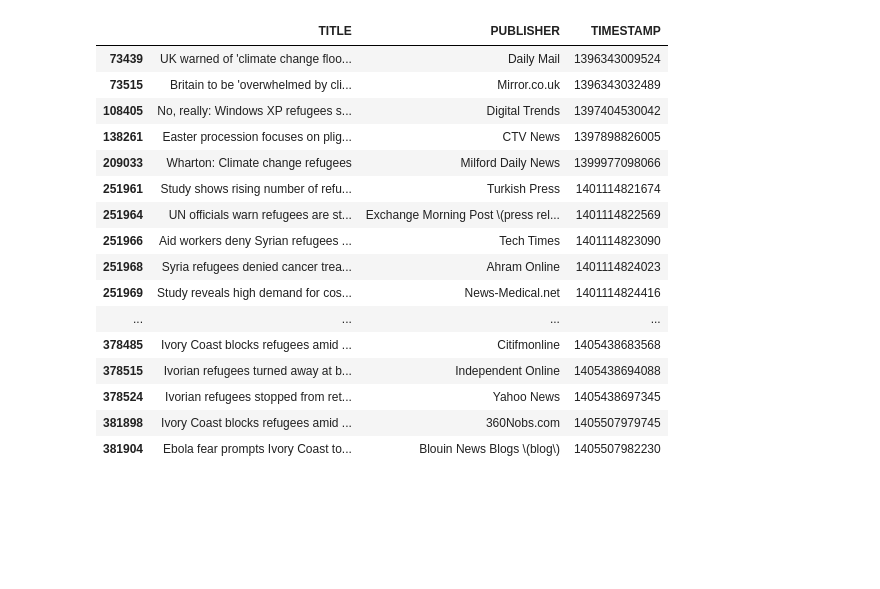
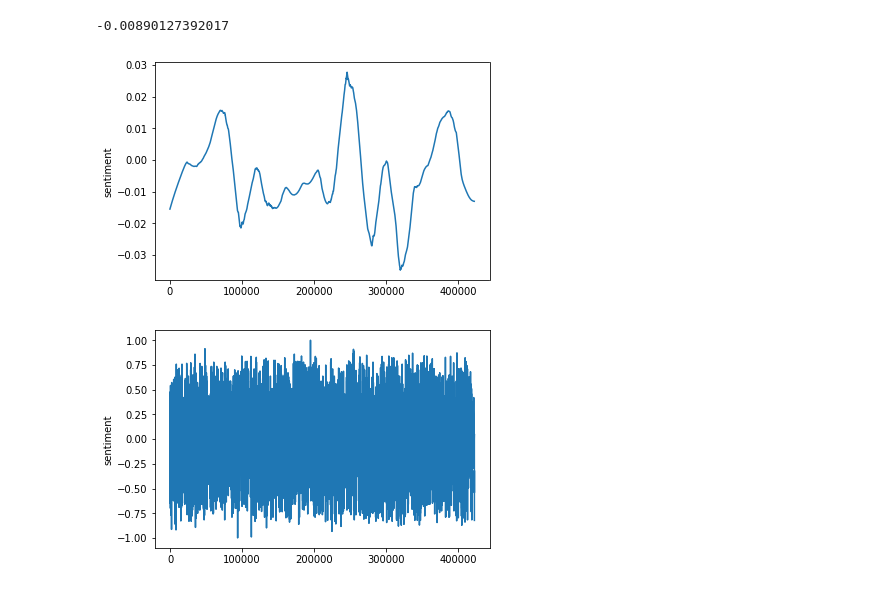
Before and after one commit to Constantin1225561/CCMLWI-NewspaperBias, a Jupyter notebook: analysis.ipynb, the cells around one changed output. Drawn from its saved outputs; the diff is of its cells as text; code cells hidden in the pictures; blank space fills up the shorter version.

Commit message:
add plot with line smoothing

```diff
--- a/analysis.ipynb
+++ b/analysis.ipynb
@@ -1,22 +1,34 @@
 # %%
 import pandas as pd
 df = pd.read_csv('uci-news-aggregator.csv')
-df[df["TITLE"].str.contains("refugee")]
-# %% [output]
-|  | TITLE | PUBLISHER | TIMESTAMP |
-| 73439 | UK warned of 'climate change floo... | Daily Mail | 1396343009524 |
-| 73515 | Britain to be 'overwhelmed by cli... | Mirror.co.uk | 1396343032489 |
-| 108405 | No, really: Windows XP refugees s... | Digital Trends | 1397404530042 |
-| 138261 | Easter procession focuses on plig... | CTV News | 1397898826005 |
-| 209033 | Wharton: Climate change refugees | Milford Daily News | 1399977098066 |
-| 251961 | Study shows rising number of refu... | Turkish Press | 1401114821674 |
-| 251964 | UN officials warn refugees are st... | Exchange Morning Post \(press rel... | 1401114822569 |
-| 251966 | Aid workers deny Syrian refugees ... | Tech Times | 1401114823090 |
-| 251968 | Syria refugees denied cancer trea... | Ahram Online | 1401114824023 |
-| 251969 | Study reveals high demand for cos... | News-Medical.net | 1401114824416 |
-| ... | ... | ... | ... |
-| 378485 | Ivory Coast blocks refugees amid ... | Citifmonline | 1405438683568 |
-| 378515 | Ivorian refugees turned away at b... | Independent Online | 1405438694088 |
-| 378524 | Ivorian refugees stopped from ret... | Yahoo News | 1405438697345 |
-| 381898 | Ivory Coast blocks refugees amid ... | 360Nobs.com | 1405507979745 |
-| 381904 | Ebola fear prompts Ivory Coast to... | Blouin News Blogs \(blog\) | 1405507982230 |
+# %%
+import numpy as np
+
+selection = df[df["TITLE"].str.contains("US")]
+
+from vaderSentiment.vaderSentiment import SentimentIntensityAnalyzer
+analyzer = SentimentIntensityAnalyzer()
+indices = []
+values = []
+for index, row in selection.iterrows():
+    value = analyzer.polarity_scores(row["TITLE"])["compound"]
+    #print(value , " " , row["TITLE"])
+    values.append(value)
+    indices.append(index)
+print(np.mean(values))
+# %% [output]
+-0.00890127392017
+# %%
+import statsmodels.api as sm
+import matplotlib.pyplot as plt
+lowess = sm.nonparametric.lowess(values, indices, frac=0.1)
+plt.plot(lowess[:, 0], lowess[:, 1])
+plt.ylabel('sentiment')
+plt.show()
+
+plt.plot(indices, values)
+plt.ylabel('sentiment')
+plt.show()
+# %% [output]
+[figure, added]
+[figure, added]
```
